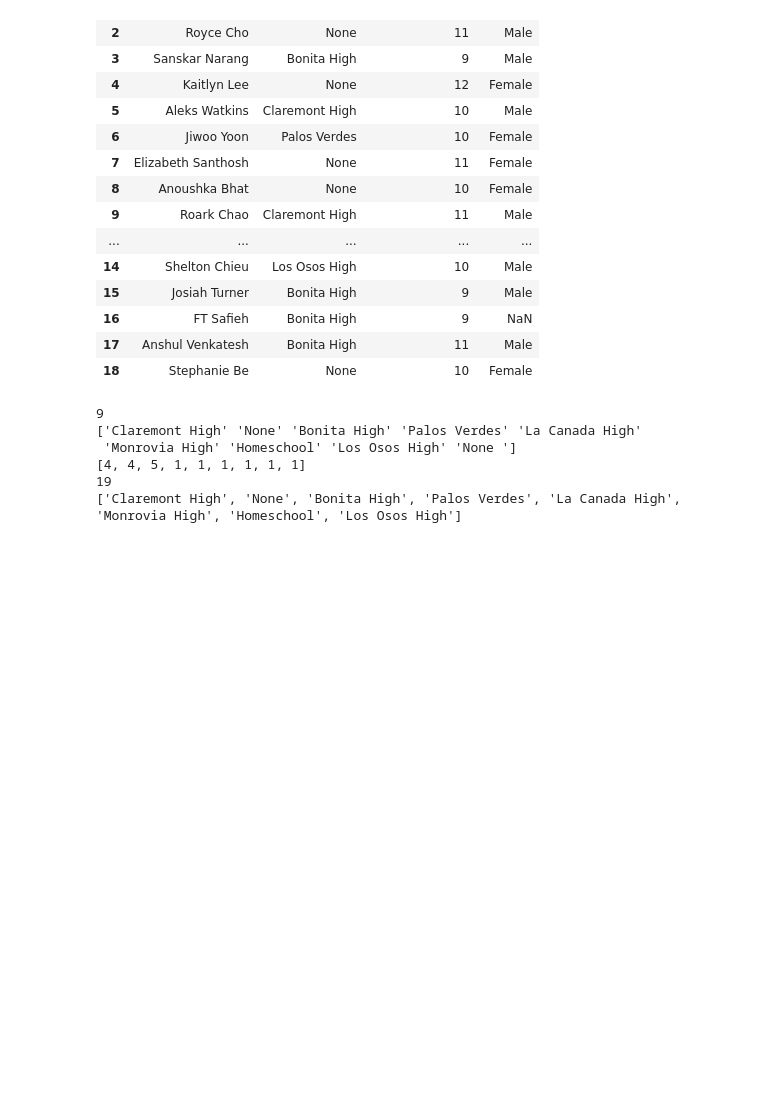
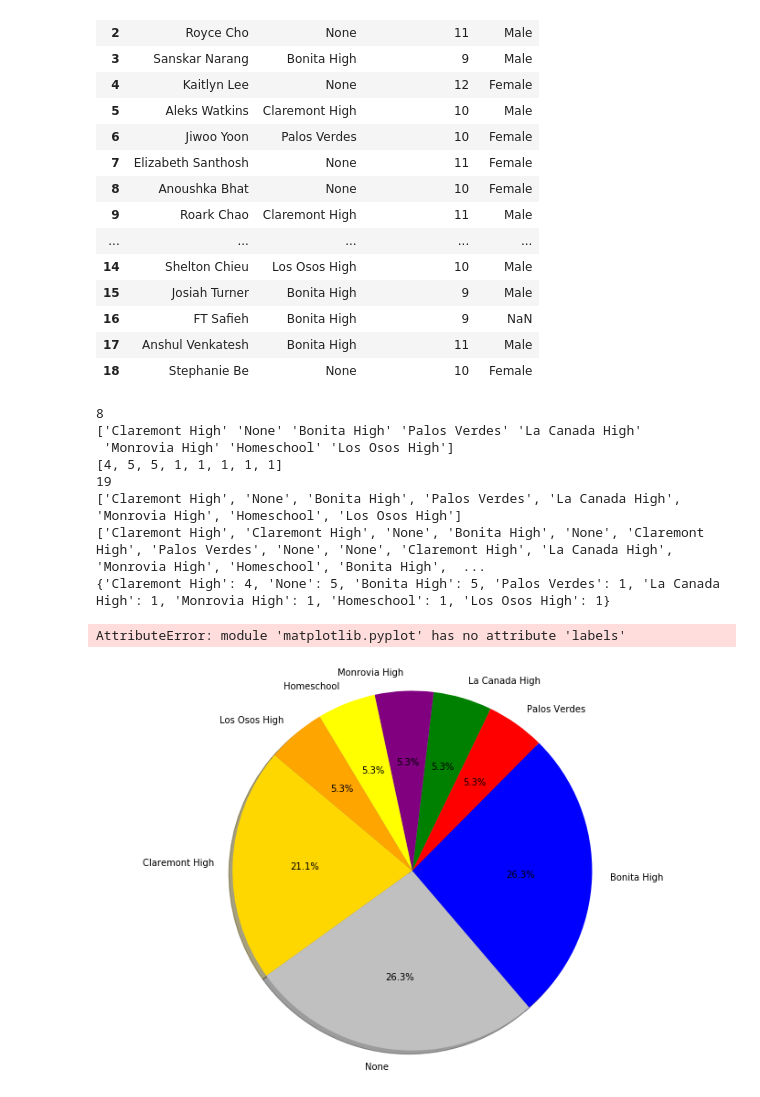
Before and after one commit to TheChanRProject/M297, a Jupyter notebook: hands-on/notebooks/Student Representation Activity.ipynb, the cells around one changed output. Cells and saved outputs as stored; diff of their text form; code cells hidden in the pictures; blank space fills up the shorter version.

Commit message:
Adding first pie chart

```diff
--- a/hands-on/notebooks/Student Representation Activity.ipynb
+++ b/hands-on/notebooks/Student Representation Activity.ipynb
@@ -70,18 +70,45 @@ print(sum(highSchool_counts))
 
 # We'll use a pandas technique called strip() to eliminate the spaces
 
-newStudentHSData = studentData['High School'].str.strip()
+studentData['High School'] = studentData['High School'].str.strip()
 
-newStudentHSData.unique()
+studentData['High School']
 
 # Now let's build a dictionary that we can pass to our pie chart
 
-highSchools = list(newStudentHSData.unique())
+highSchools = list(studentData['High School'].unique())
 print(highSchools)
+
+# Let's create a dictionary to get the frequency for every high school
+HS_records = list(studentData['High School'])
+print(HS_records)
+
+# we'll use a really cool list comprehension
+
+highSchool_dict = {i: HS_records.count(i) for i in HS_records}
+print(highSchool_dict)
 # %% [output]
-9
+8
 ['Claremont High' 'None' 'Bonita High' 'Palos Verdes' 'La Canada High'
- 'Monrovia High' 'Homeschool' 'Los Osos High' 'None ']
-[4, 4, 5, 1, 1, 1, 1, 1, 1]
+ 'Monrovia High' 'Homeschool' 'Los Osos High']
+[4, 5, 5, 1, 1, 1, 1, 1]
 19
 ['Claremont High', 'None', 'Bonita High', 'Palos Verdes', 'La Canada High', 'Monrovia High', 'Homeschool', 'Los Osos High']
+['Claremont High', 'Claremont High', 'None', 'Bonita High', 'None', 'Claremont High', 'Palos Verdes', 'None', 'None', 'Claremont High', 'La Canada High', 'Monrovia High', 'Homeschool', 'Bonita High',  ...
+{'Claremont High': 4, 'None': 5, 'Bonita High': 5, 'Palos Verdes': 1, 'La Canada High': 1, 'Monrovia High': 1, 'Homeschool': 1, 'Los Osos High': 1}
+# %%
+# Pie Chart Time!
+
+# Setting up parameters
+
+labels = highSchool_dict.keys()
+frequencies = highSchool_dict.values()
+colors = ['gold', 'silver','blue', 'red', 'green', 'purple', 'yellow', 'orange']
+
+# Time to plot
+plt.figure(figsize=(12,8))
+plt.pie(frequencies, labels=labels, colors=colors, autopct='%1.1f%%', shadow=True, startangle=140)
+plt.axis("equal")
+# %% [output]
+AttributeError: module 'matplotlib.pyplot' has no attribute 'labels'
+[figure, added]
```
